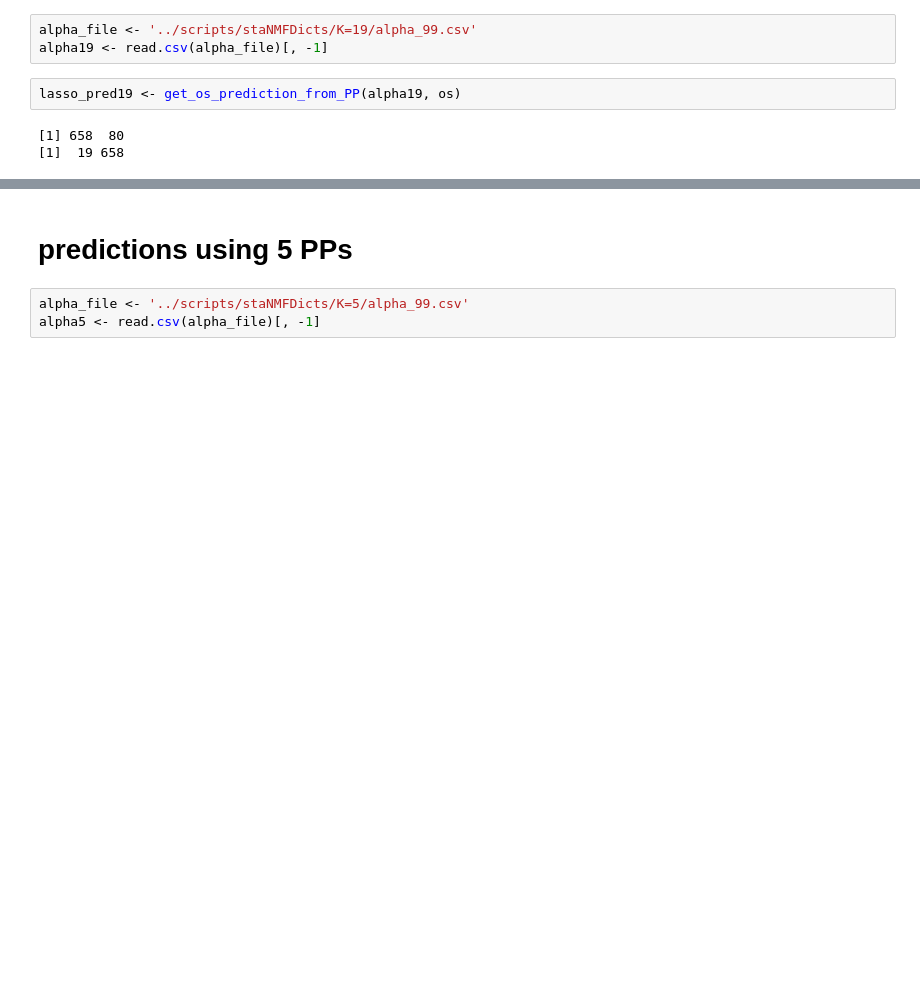
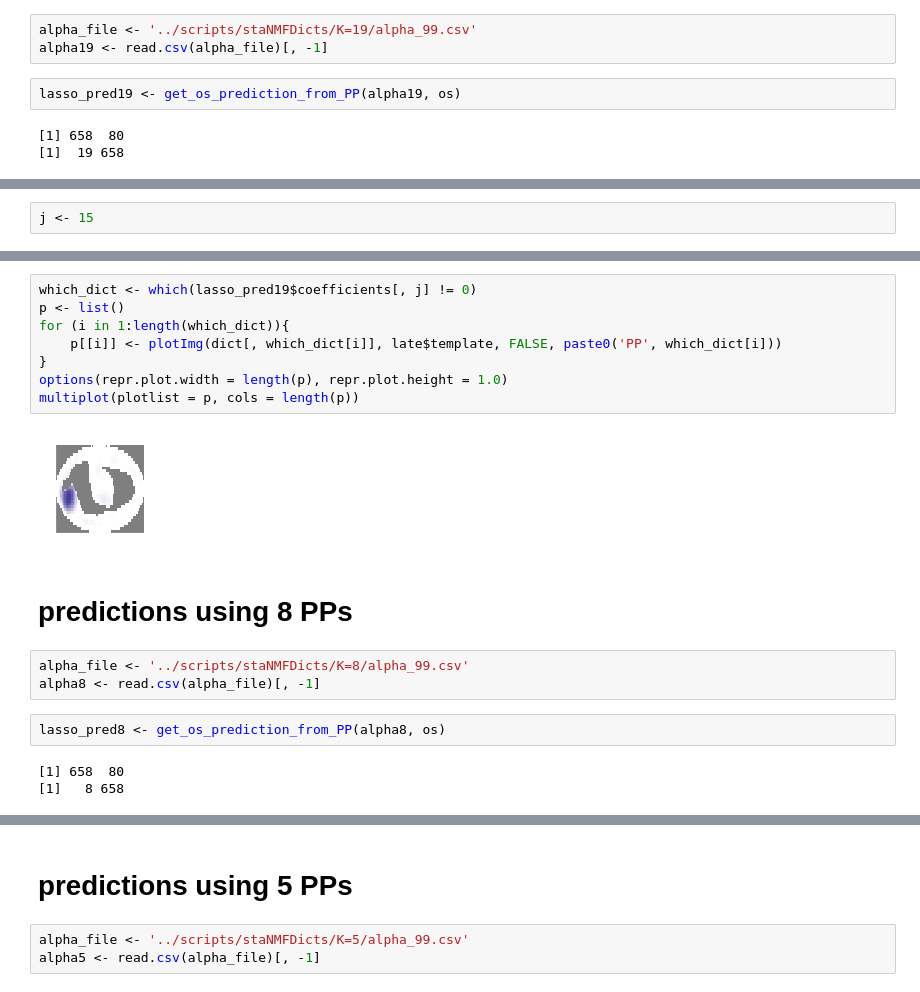
Before and after one commit to Runjing-Liu120/drosophila_late_stage_analysis, a Jupyter notebook: process_results/organ_system_predictions.ipynb, the cells around one changed output, grey strips where cells are left out. Saved outputs shown, nothing was run; the diff lists cells and outputs as text; blank space fills up the shorter version.

```diff
--- a/process_results/organ_system_predictions.ipynb
+++ b/process_results/organ_system_predictions.ipynb
@@ -86,0 +102,2 @@ plotImg(dict[, 2], late$template, FALSE)
+# %%
+j <- 15
@@ -86,0 +124,20 @@ plotImg(dict[, 2], late$template, FALSE)
+# %%
+which_dict <- which(lasso_pred19$coefficients[, j] != 0)
+p <- list()
+for (i in 1:length(which_dict)){
+    p[[i]] <- plotImg(dict[, which_dict[i]], late$template, FALSE, paste0('PP', which_dict[i]))
+}
+options(repr.plot.width = length(p), repr.plot.height = 1.0)
+multiplot(plotlist = p, cols = length(p))
+# %% [output]
+[figure, added]
+# %% [markdown]
+# predictions using 8 PPs
+# %%
+alpha_file <- '../scripts/staNMFDicts/K=8/alpha_99.csv'
+alpha8 <- read.csv(alpha_file)[, -1]
+# %%
+lasso_pred8 <- get_os_prediction_from_PP(alpha8, os)
+# %% [output]
+[1] 658  80
+[1]   8 658
```
Also changed, not shown: parts of 49 cells of this notebook, 10 other files.
